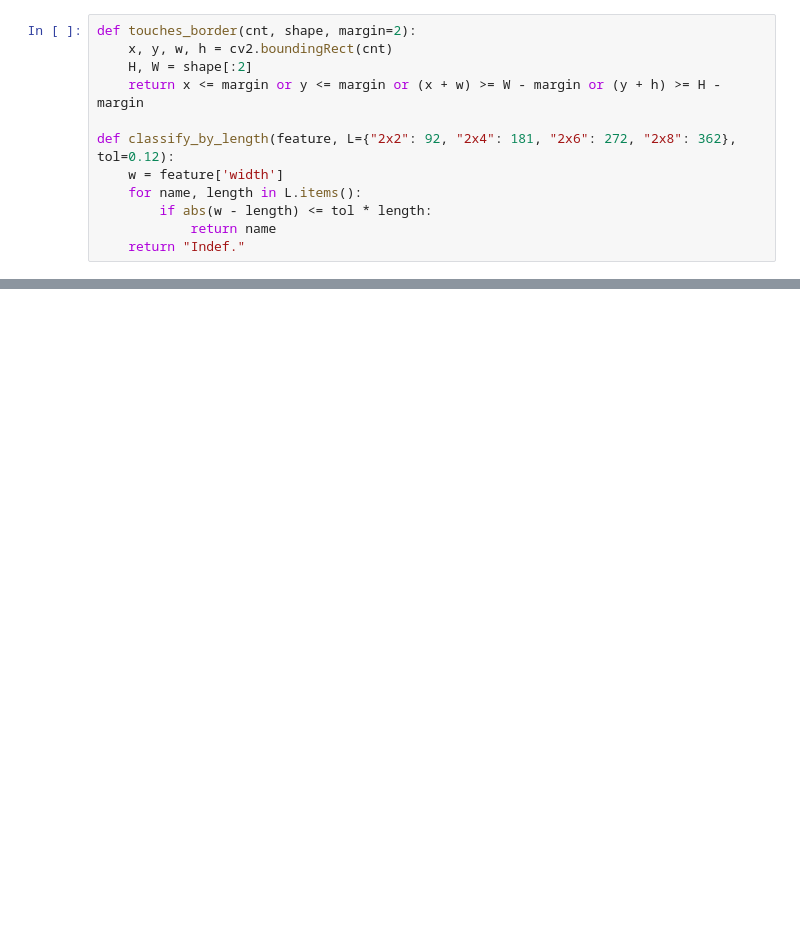
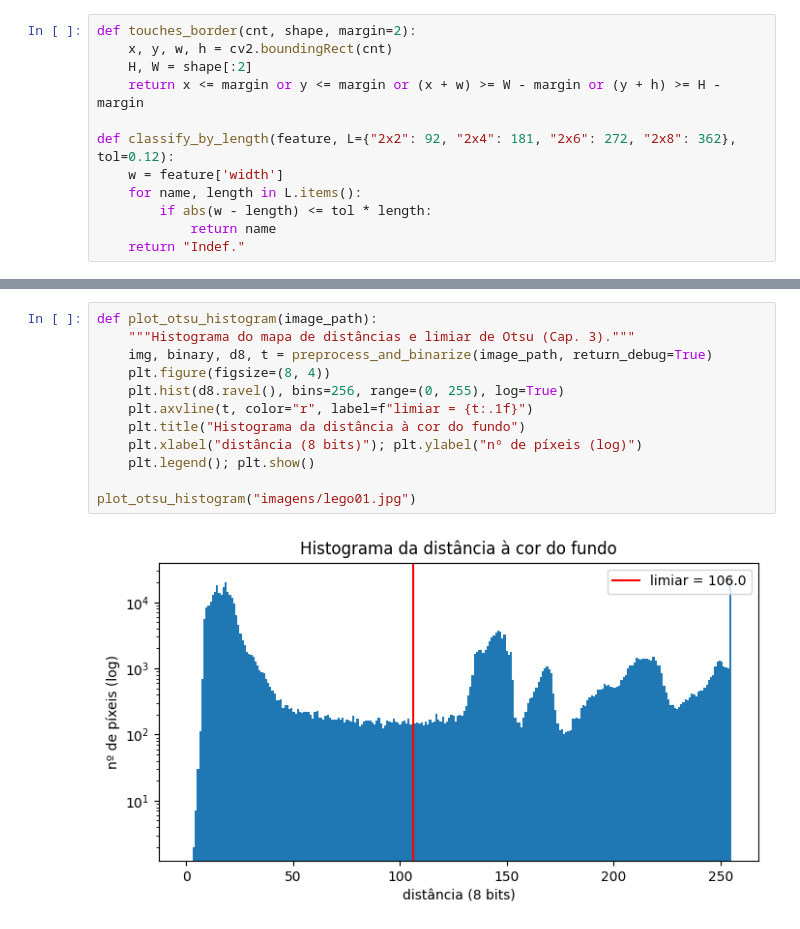
Before and after one commit to teixeira2308/PIV_TP1, a Jupyter notebook: contarPecas.ipynb, the cells around one changed output, grey strips where cells are left out. Drawn from its saved outputs; the diff is of its cells as text; blank space fills up the shorter version.

```diff
--- a/contarPecas.ipynb
+++ b/contarPecas.ipynb
@@ -262,0 +237,14 @@ Outras / Indefinidas: 1
+# %%
+def plot_otsu_histogram(image_path):
+    """Histograma do mapa de distâncias e limiar de Otsu (Cap. 3)."""
+    img, binary, d8, t = preprocess_and_binarize(image_path, return_debug=True)
+    plt.figure(figsize=(8, 4))
+    plt.hist(d8.ravel(), bins=256, range=(0, 255), log=True)
+    plt.axvline(t, color="r", label=f"limiar = {t:.1f}")
+    plt.title("Histograma da distância à cor do fundo")
+    plt.xlabel("distância (8 bits)"); plt.ylabel("nº de píxeis (log)")
+    plt.legend(); plt.show()
+
+plot_otsu_histogram("imagens/lego01.jpg")
+# %% [output]
+[figure, added]
```
Also changed, not shown: parts of 6 cells of this notebook, 2 other files.
